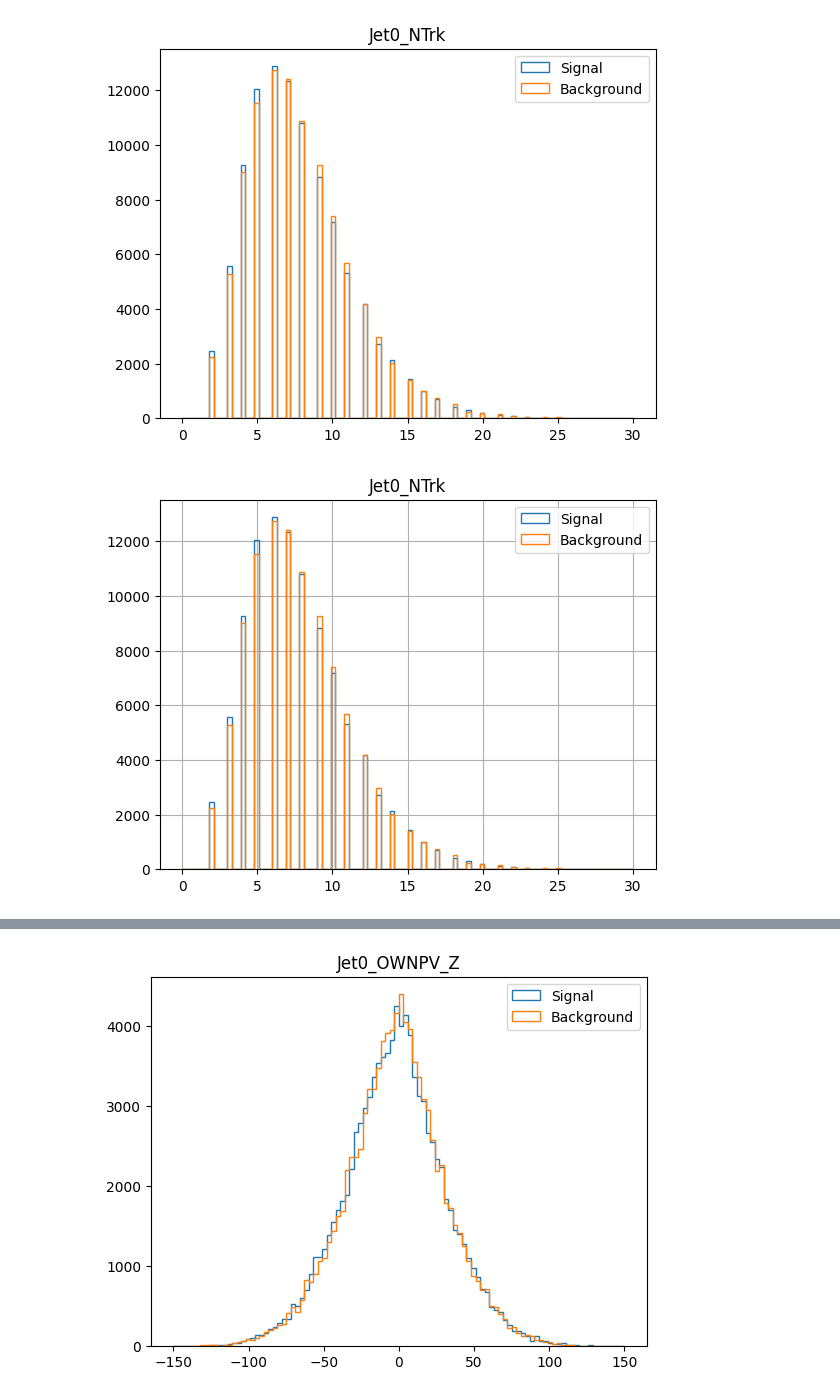
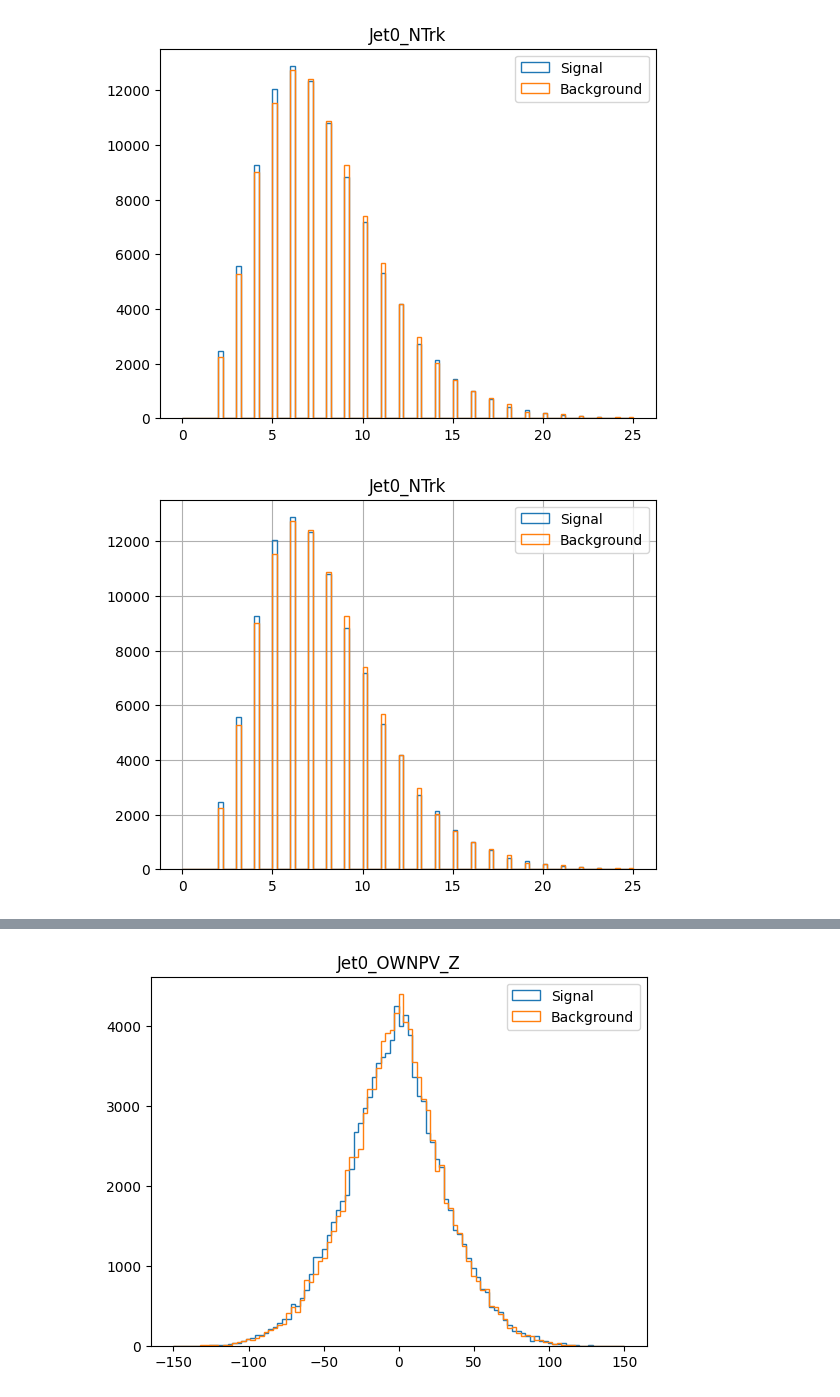
Before and after one commit to gpesticci/Jet-GNN, a Jupyter notebook: jetgnn.ipynb, the cells around one changed output, grey strips where cells are left out. Cells and saved outputs as stored; diff of their text form; code cells hidden in the pictures.

```diff
--- a/jetgnn.ipynb
+++ b/jetgnn.ipynb
@@ -51,19 +51,19 @@ list(df.columns[:50])
  'Jet0_MTF']
 # %%
 # histogram of Jet0_NTrk - used for rest of plots
-plt.hist(df.Jet0_NTrk, label='Signal', bins=100, range =[0,30], histtype='step')
-plt.hist(df2.Jet0_NTrk, label='Background', bins=100, range=[0,30], histtype='step')
+plt.hist(df.Jet0_NTrk, label='Signal', bins=100, range =[0,25], histtype='step')
+plt.hist(df2.Jet0_NTrk, label='Background', bins=100, range=[0,25], histtype='step')
 plt.legend(loc='best')
 plt.title('Jet0_NTrk');
 # %% [output]
-[figure, old version]
+[figure, new version]
 # %%
 # histogram of Jet0_NTrk to make sure the plots look the same
-ax = df.hist(column='Jet0_NTrk', label='Signal', bins=100, range =[0,30], histtype='step')
-df2.hist(ax=ax, column='Jet0_NTrk', label='Background', bins=100, range=[0,30], histtype='step')
+ax = df.hist(column='Jet0_NTrk', label='Signal', bins=100, range =[0,25], histtype='step')
+df2.hist(ax=ax, column='Jet0_NTrk', label='Background', bins=100, range=[0,25], histtype='step')
 plt.legend(['Signal', 'Background']);
 # %% [output]
-[figure, old version]
+[figure, new version]
 # %%
 # only plot Jet0_NTrk > 5
 dfcut = df[df.Jet0_NTrk > 5]
```
Also changed, not shown: parts of 10 cells of this notebook.
